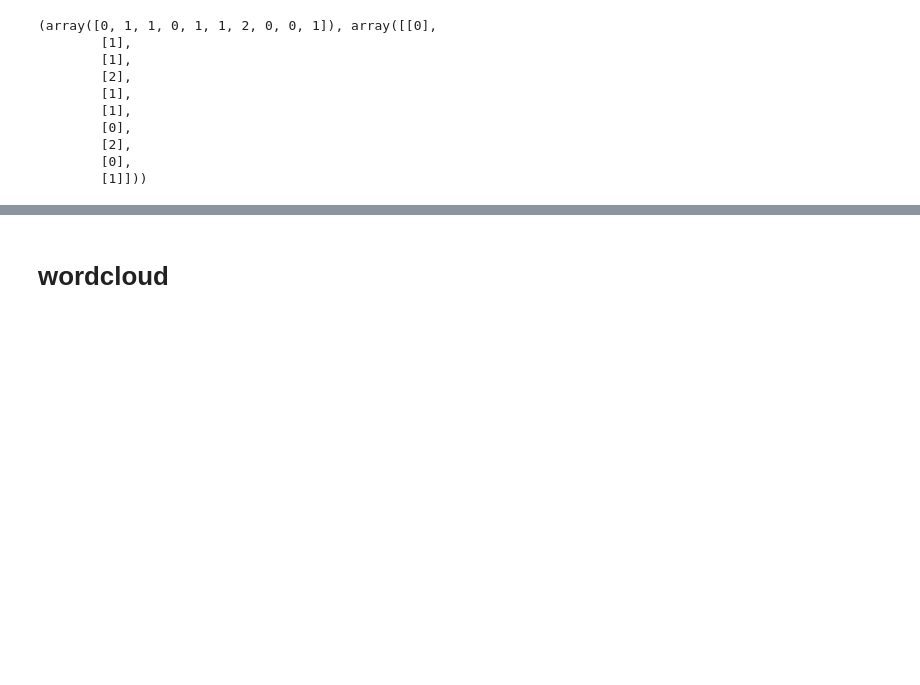
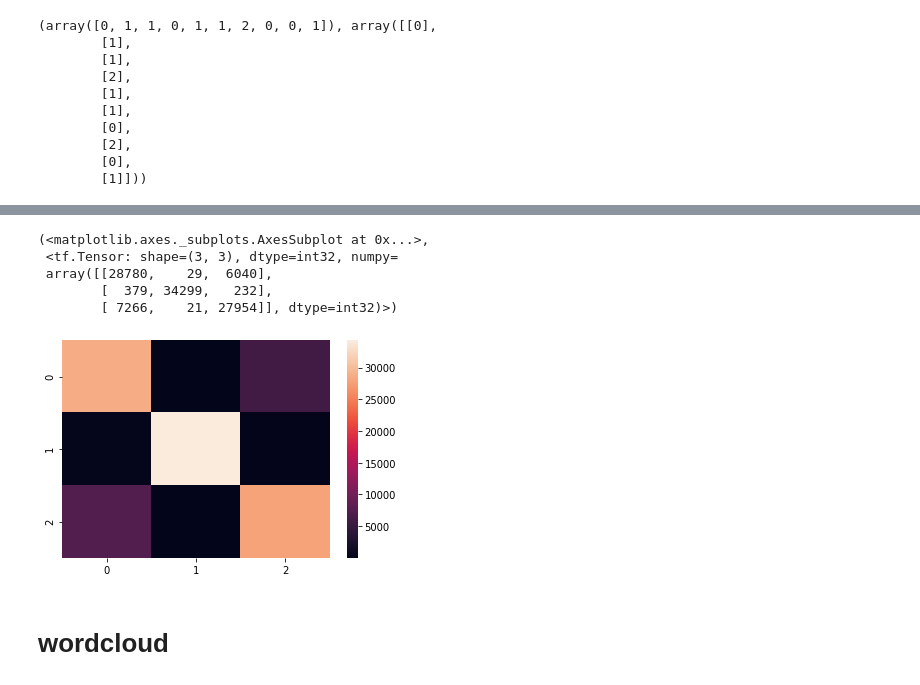
Before and after one commit to max-cyril/sentiment_analysis, a Jupyter notebook: Untitled9(3).ipynb, the cells around one changed output, grey strips where cells are left out. Drawn from its saved outputs; the diff is of its cells as text; code cells hidden in the pictures; blank space fills up the shorter version.

```diff
--- a/Untitled9(3).ipynb
+++ b/Untitled9(3).ipynb
@@ -568,3 +577,13 @@ model.fit(X_train, y_train,
+# %%
+#conf1=tf.math.confusion_matrix(y_test,np.argmax(model_lstm2.predict(x_test), axis=-1))
+sns.heatmap(conf1),conf1
+# %% [output]
+(<matplotlib.axes._subplots.AxesSubplot at 0x...>,
+ <tf.Tensor: shape=(3, 3), dtype=int32, numpy=
+ array([[28780,    29,  6040],
+        [  379, 34299,   232],
+        [ 7266,    21, 27954]], dtype=int32)>)
+[figure, added]
 # %%
 from sklearn import model_selection, naive_bayes, svm
 from sklearn.metrics import accuracy_score
```
Also changed, not shown: parts of 17 cells of this notebook.
